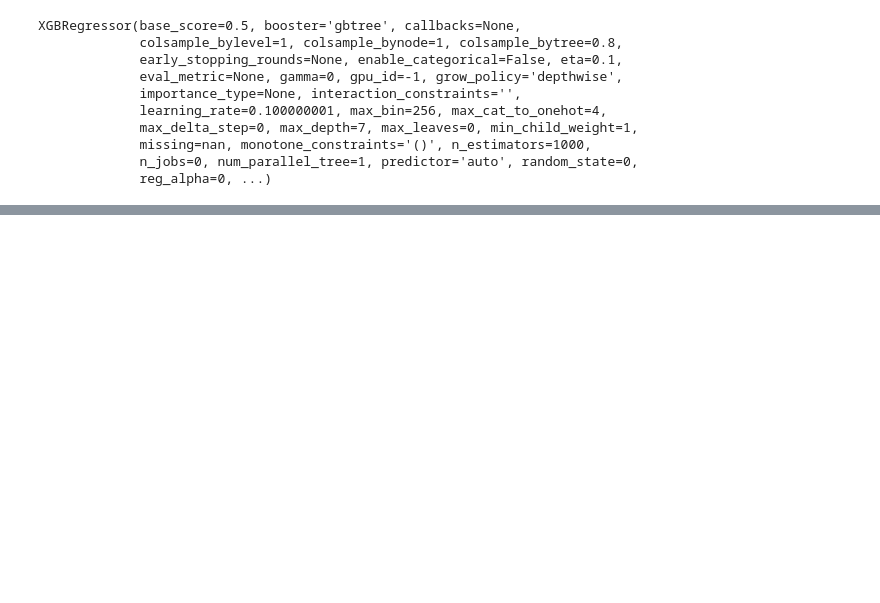
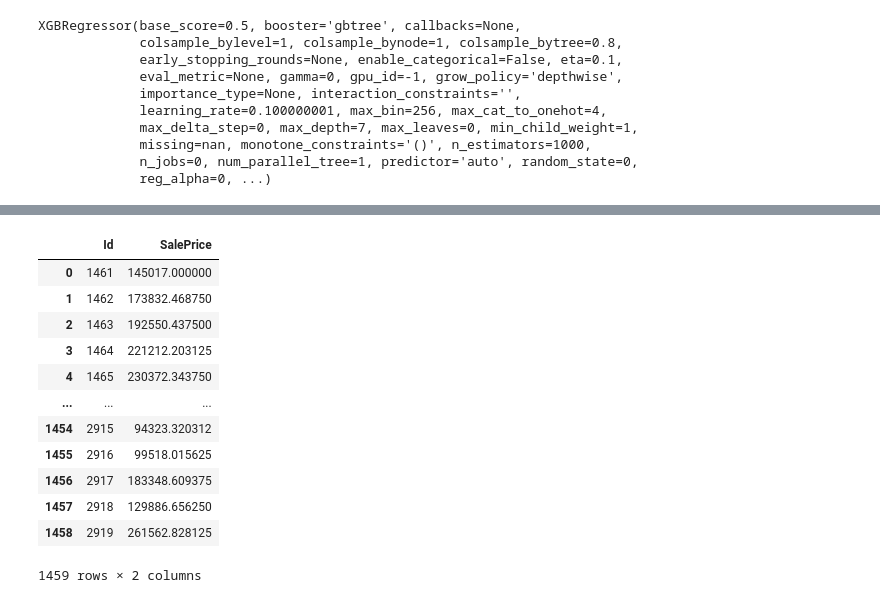
Before and after one commit to CoderCatA5/kaggle-submissions, a Jupyter notebook: house-prices-advanced-regression-techniques/test.ipynb, the cells around one changed output, grey strips where cells are left out. Cells and saved outputs as stored; diff of their text form; code cells hidden in the pictures; blank space fills up the shorter version.

```diff
--- a/house-prices-advanced-regression-techniques/test.ipynb
+++ b/house-prices-advanced-regression-techniques/test.ipynb
@@ -308,0 +374,2 @@ XGBRegressor(base_score=0.5, booster='gbtree', callbacks=None,
+# %%
+test_Y=model.predict(test_X)
@@ -308,0 +381,2 @@ XGBRegressor(base_score=0.5, booster='gbtree', callbacks=None,
+# %%
+sales=pd.DataFrame(test_Y,columns=['SalePrice'])
@@ -308,0 +399,18 @@ XGBRegressor(base_score=0.5, booster='gbtree', callbacks=None,
+# %%
+ans_df=pd.concat([df_test_id,sales],axis=1)
+# %%
+ans_df
+# %% [output]
+|  | Id | SalePrice |
+| 0 | 1461 | 145017.000000 |
+| 1 | 1462 | 173832.468750 |
+| 2 | 1463 | 192550.437500 |
+| 3 | 1464 | 221212.203125 |
+| 4 | 1465 | 230372.343750 |
+| ... | ... | ... |
+| 1454 | 2915 | 94323.320312 |
+| 1455 | 2916 | 99518.015625 |
+| 1456 | 2917 | 183348.609375 |
+| 1457 | 2918 | 129886.656250 |
+| 1458 | 2919 | 261562.828125 |
+1459 rows × 2 columns
```
Also changed, not shown: parts of 30 cells of this notebook.
